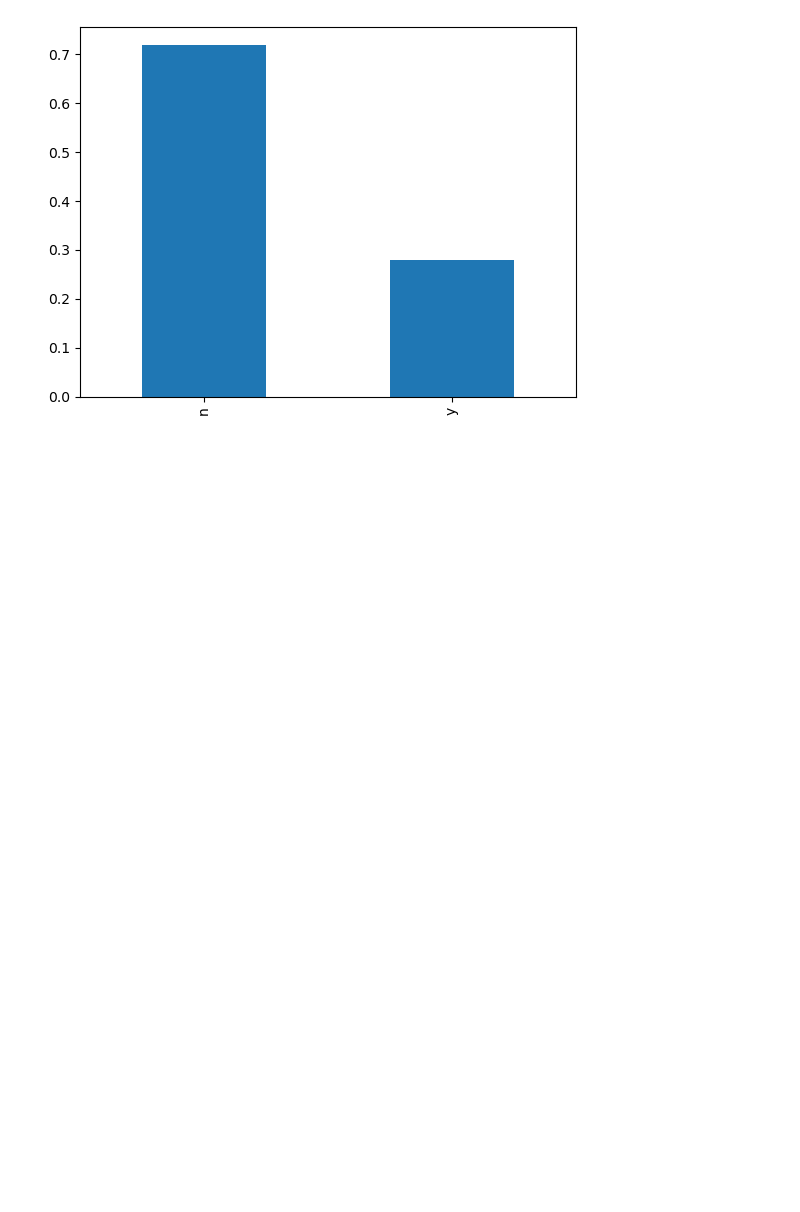
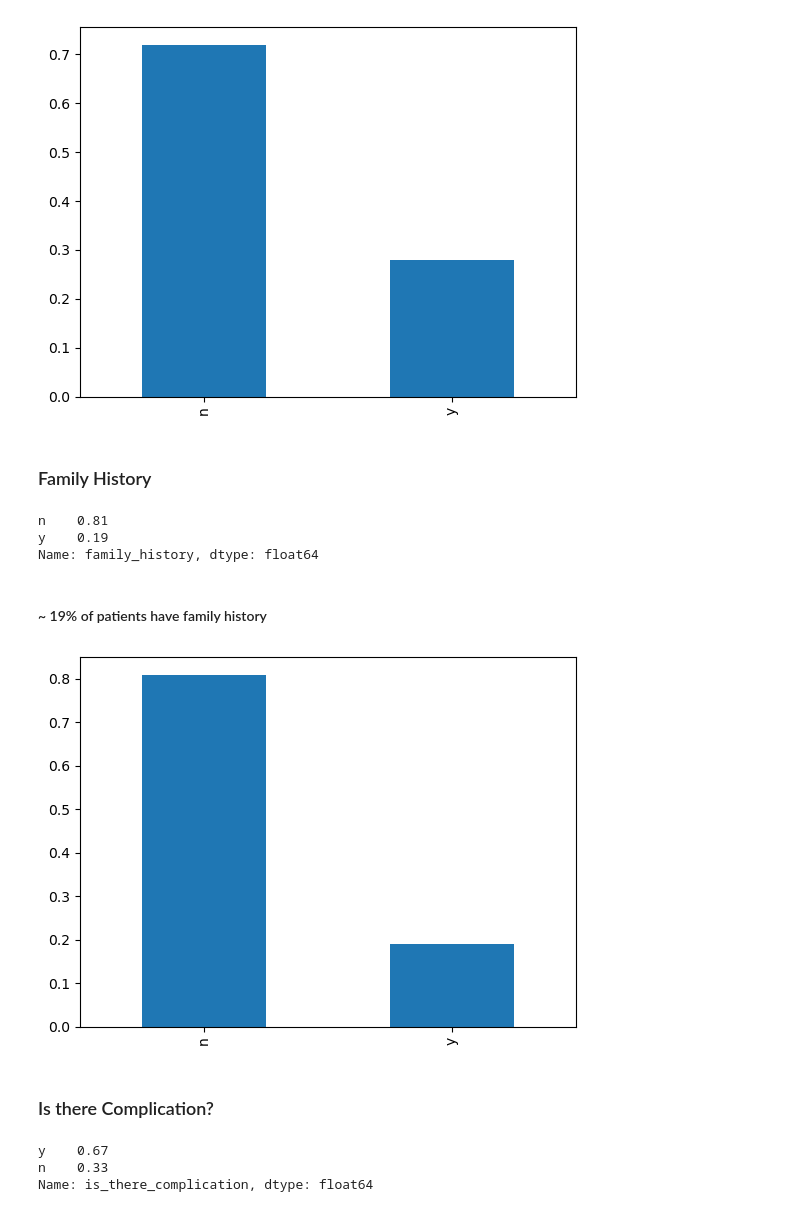
Before and after one commit to nicksv03/Survival_Analysis_BYOP, a Jupyter notebook: exploratory_data_analysis.ipynb, the cells around one changed output. Cells and saved outputs as stored; diff of their text form; code cells hidden in the pictures; blank space fills up the shorter version.

```diff
--- a/exploratory_data_analysis.ipynb
+++ b/exploratory_data_analysis.ipynb
@@ -393,3 +393,25 @@ Name: past_medical_history, dtype: float64
 apld['past_medical_history'].value_counts(normalize=True).round(2).plot(kind= 'bar'); plt.show()
 # %% [output]
 [figure]
+# %% [markdown]
+### Family History
+# %%
+apld['family_history'].value_counts(normalize=True).round(2)
+# %% [output]
+n    0.81
+y    0.19
+Name: family_history, dtype: float64
+# %% [markdown]
+#### ~ 19% of patients have family history
+# %%
+apld['family_history'].value_counts(normalize=True).round(2).plot(kind= 'bar'); plt.show()
+# %% [output]
+[figure, added]
+# %% [markdown]
+### Is there Complication?
+# %%
+apld['is_there_complication'].value_counts(normalize=True).round(2)
+# %% [output]
+y    0.67
+n    0.33
+Name: is_there_complication, dtype: float64
```
Also changed, not shown: parts of 27 cells of this notebook.
